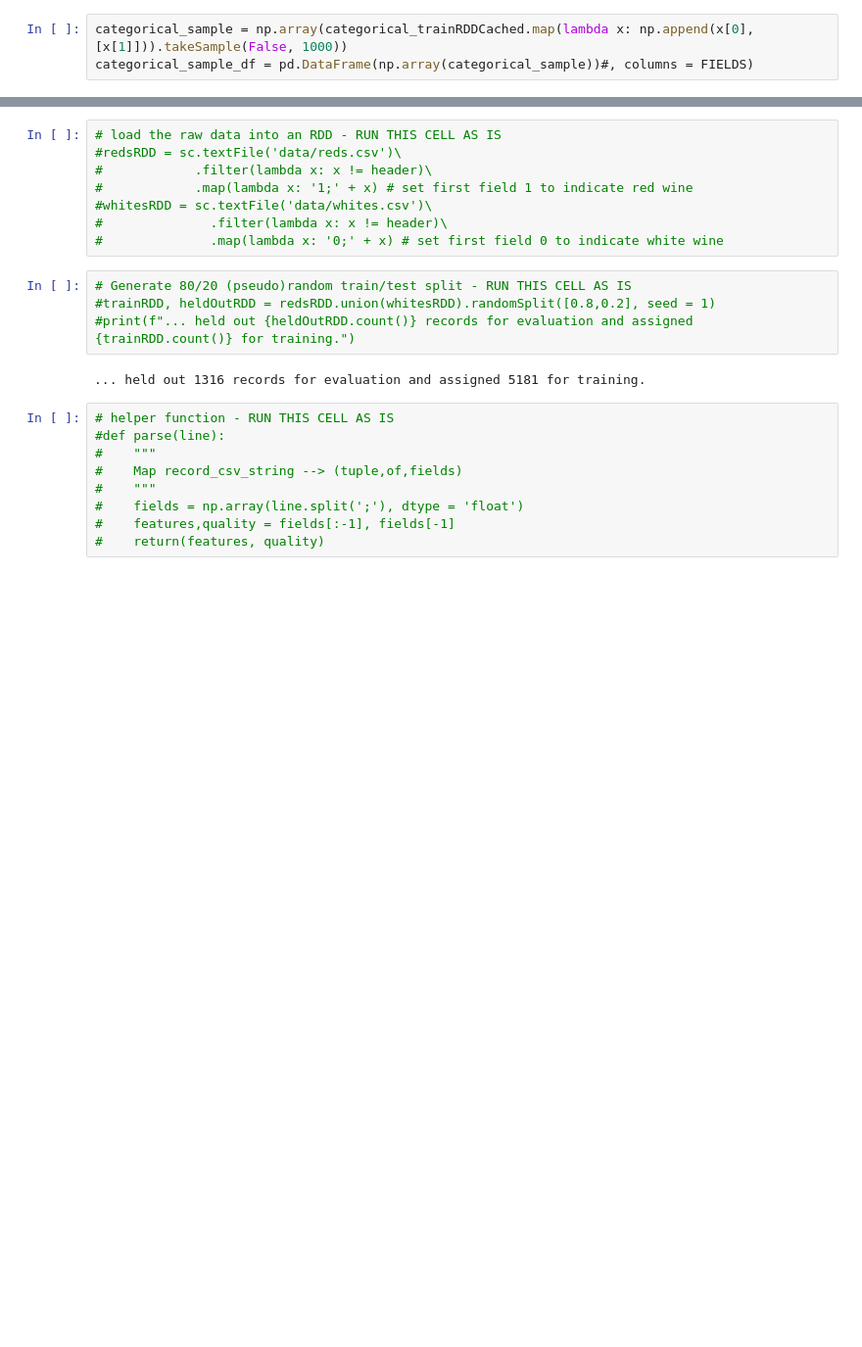
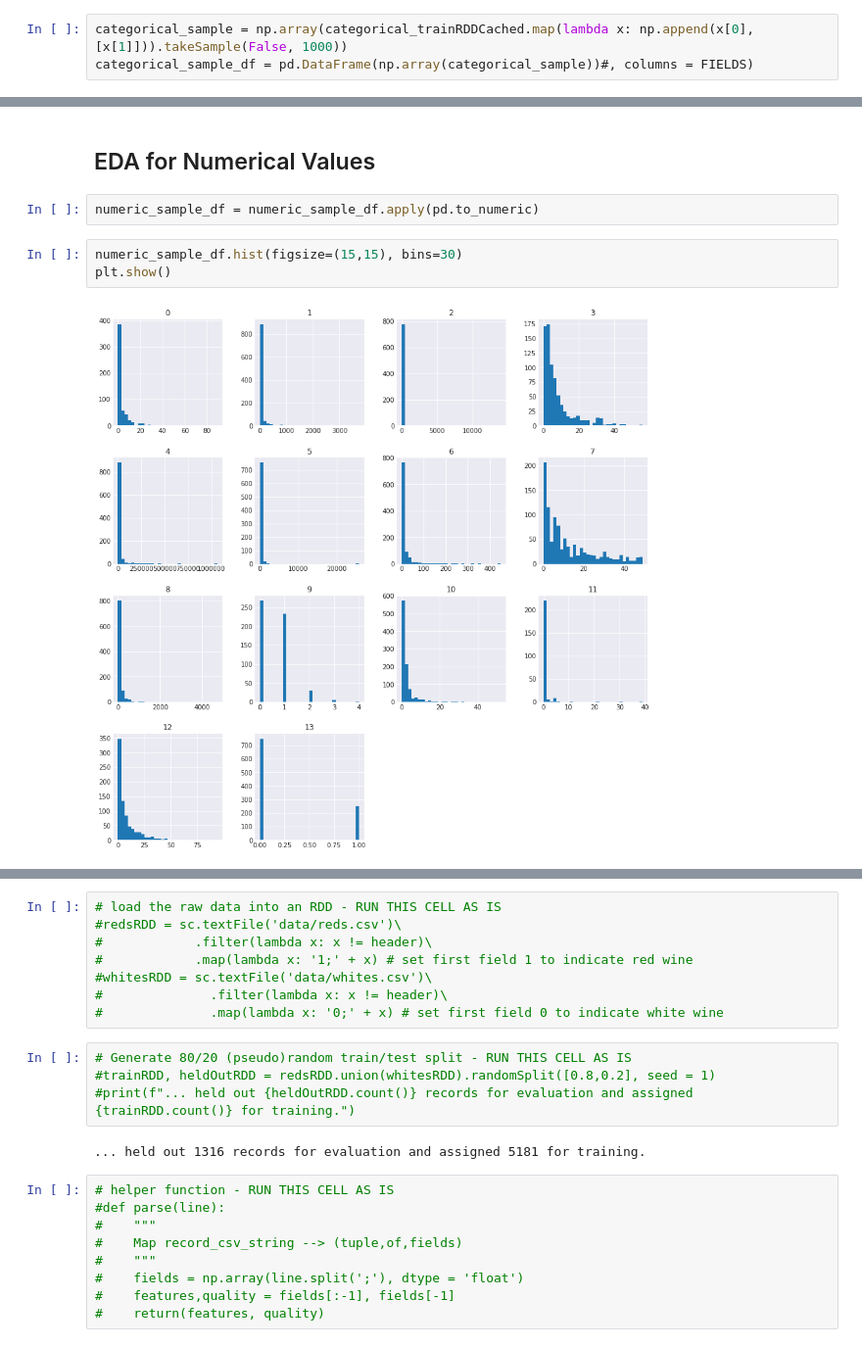
Before and after one commit to kalvinkao/ctr-prediction-with-fm, a Jupyter notebook: final_project_eda_01.ipynb, the cells around one changed output, grey strips where cells are left out. Shown: that part at 98% size. Saved outputs shown, nothing was run; the diff lists cells and outputs as text; blank space fills up the shorter version.

```diff
--- a/final_project_eda_01.ipynb
+++ b/final_project_eda_01.ipynb
@@ -194,0 +154,9 @@ categorical_sample_df = pd.DataFrame(np.array(categorical_sample))#, columns = F
+# %% [markdown]
+## EDA for Numerical Values
+# %%
+numeric_sample_df = numeric_sample_df.apply(pd.to_numeric)
+# %%
+numeric_sample_df.hist(figsize=(15,15), bins=30)
+plt.show()
+# %% [output]
+[figure, added]
```
Also changed, not shown: parts of 17 cells of this notebook.
